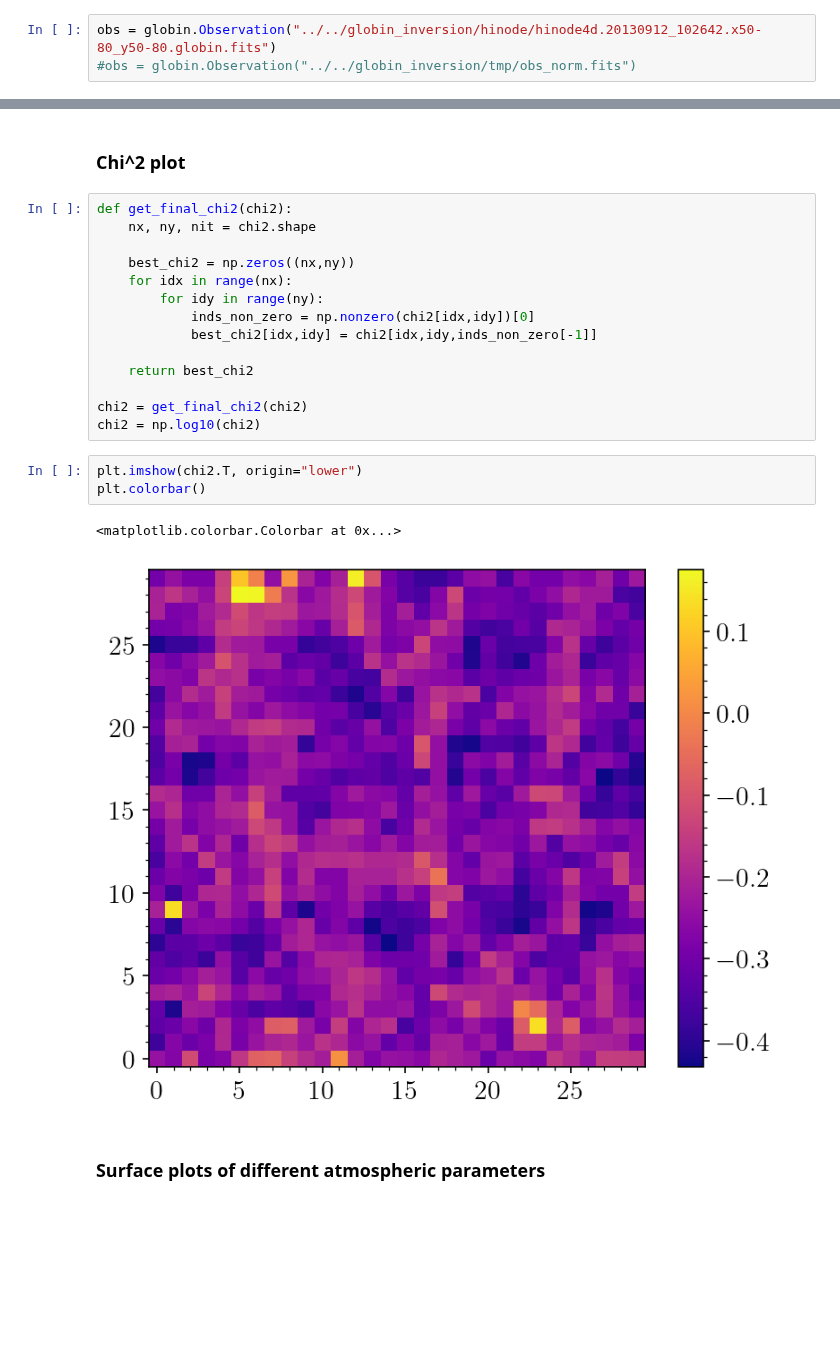
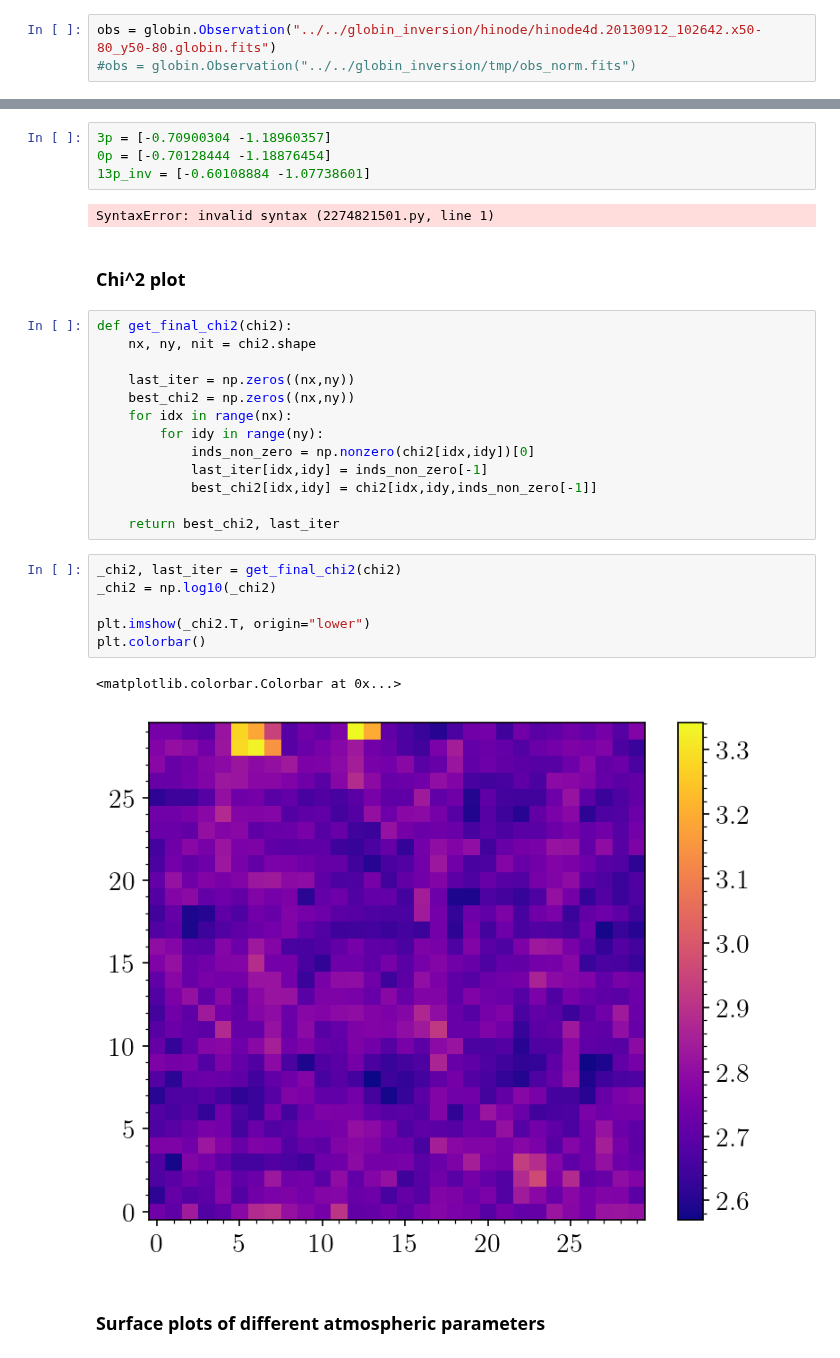
Before and after one commit to dvukadinovic/globin, a Jupyter notebook: vispec/inversion_inspect.ipynb, the cells around one changed output, grey strips where cells are left out. Cells and saved outputs as stored; diff of their text form; blank space fills up the shorter version.

Commit message:
slight update in visualization calls

```diff
--- a/vispec/inversion_inspect.ipynb
+++ b/vispec/inversion_inspect.ipynb
@@ -45,25 +43,33 @@ except:
+# %%
+3p = [-0.70900304 -1.18960357]
+0p = [-0.70128444 -1.18876454]
+13p_inv = [-0.60108884 -1.07738601]
+# %% [output]
+SyntaxError: invalid syntax (2274821501.py, line 1)
 # %% [markdown]
 ### Chi^2 plot
 # %%
 def get_final_chi2(chi2):
     nx, ny, nit = chi2.shape
 
+    last_iter = np.zeros((nx,ny))
     best_chi2 = np.zeros((nx,ny))
     for idx in range(nx):
         for idy in range(ny):
             inds_non_zero = np.nonzero(chi2[idx,idy])[0]
+            last_iter[idx,idy] = inds_non_zero[-1]
             best_chi2[idx,idy] = chi2[idx,idy,inds_non_zero[-1]]
 
-    return best_chi2
-
-chi2 = get_final_chi2(chi2)
-chi2 = np.log10(chi2)
+    return best_chi2, last_iter
 # %%
-plt.imshow(chi2.T, origin="lower")
+_chi2, last_iter = get_final_chi2(chi2)
+_chi2 = np.log10(_chi2)
+
+plt.imshow(_chi2.T, origin="lower")
 plt.colorbar()
 # %% [output]
 <matplotlib.colorbar.Colorbar at 0x...>
-[figure, old version]
+[figure, new version]
 # %% [markdown]
 ### Surface plots of different atmospheric parameters
 # %%
```
Also changed, not shown: parts of 3 cells of this notebook.
